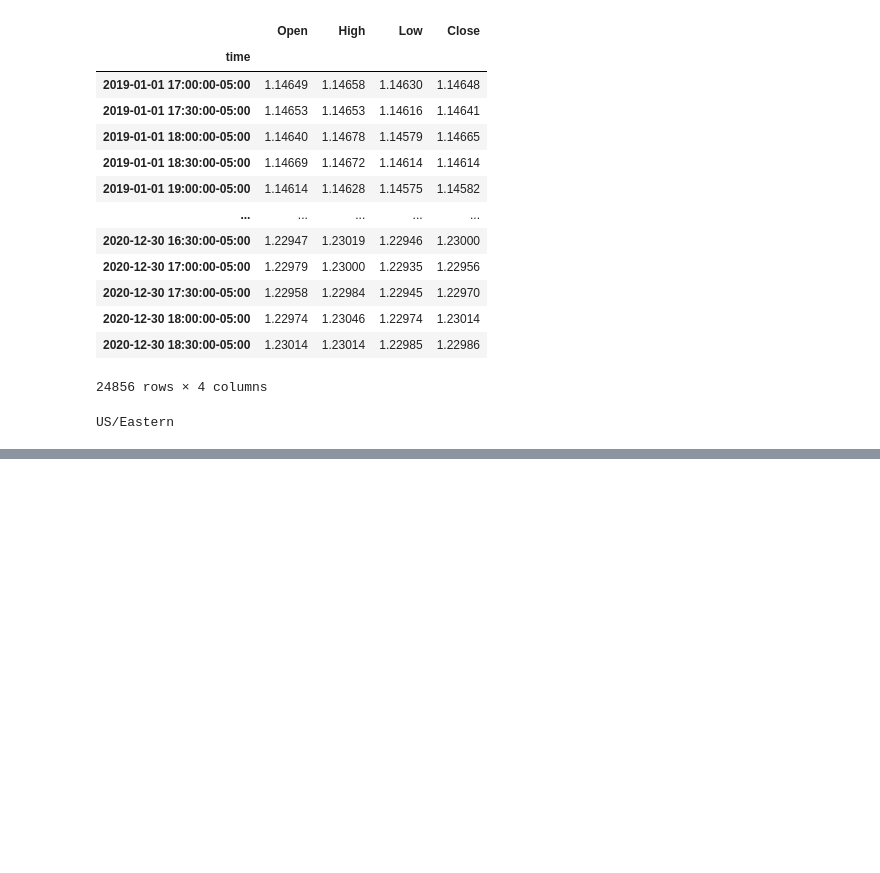
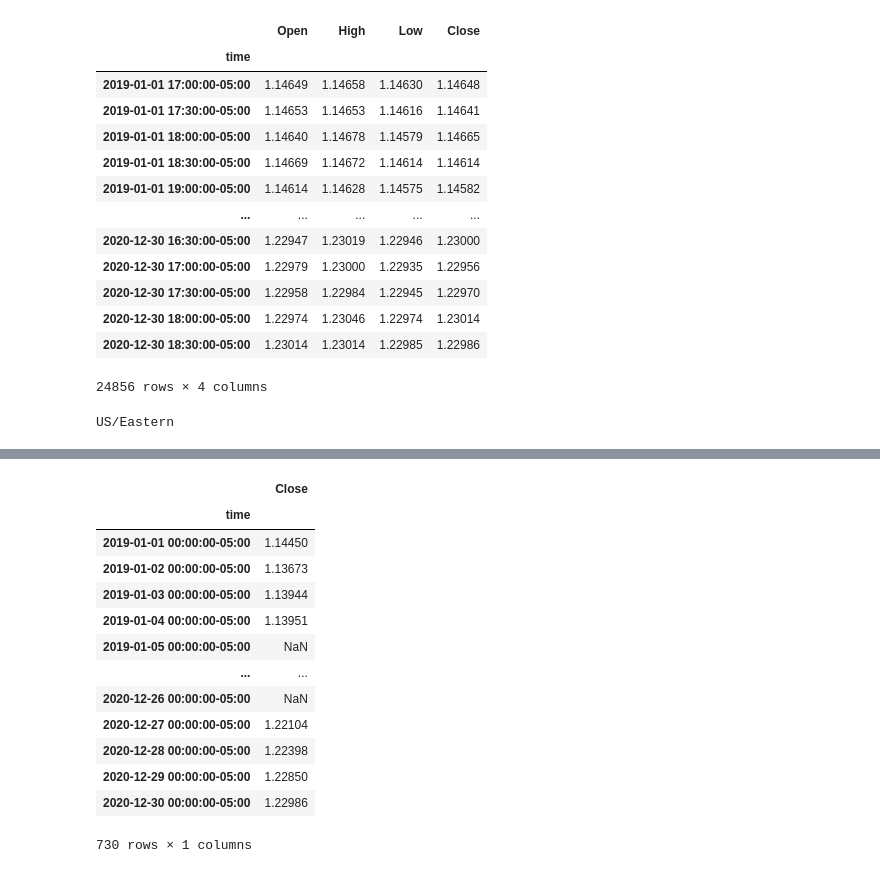
Before and after one commit to AvirukthGT/AlgoTrading, a Jupyter notebook: Pivot Point/pivot_point.ipynb, the cells around one changed output, grey strips where cells are left out. Saved outputs shown, nothing was run; the diff lists cells and outputs as text; code cells hidden in the pictures; blank space fills up the shorter version.

```diff
--- a/Pivot Point/pivot_point.ipynb
+++ b/Pivot Point/pivot_point.ipynb
@@ -107,0 +132,17 @@ US/Eastern
+# %%
+close.resample("D").last()
+# %% [output]
+|  | Close |
+| time |  |
+| 2019-01-01 00:00:00-05:00 | 1.14450 |
+| 2019-01-02 00:00:00-05:00 | 1.13673 |
+| 2019-01-03 00:00:00-05:00 | 1.13944 |
+| 2019-01-04 00:00:00-05:00 | 1.13951 |
+| 2019-01-05 00:00:00-05:00 | NaN |
+| ... | ... |
+| 2020-12-26 00:00:00-05:00 | NaN |
+| 2020-12-27 00:00:00-05:00 | 1.22104 |
+| 2020-12-28 00:00:00-05:00 | 1.22398 |
+| 2020-12-29 00:00:00-05:00 | 1.22850 |
+| 2020-12-30 00:00:00-05:00 | 1.22986 |
+730 rows × 1 columns
```
Also changed, not shown: parts of 10 cells of this notebook.
